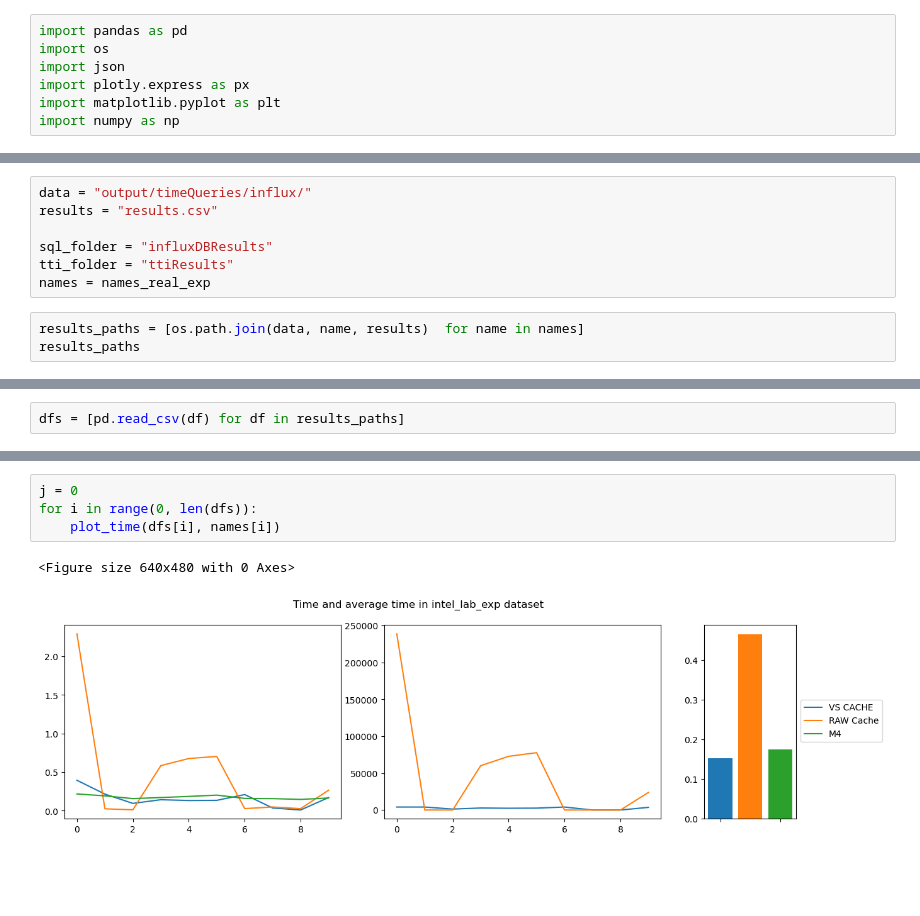
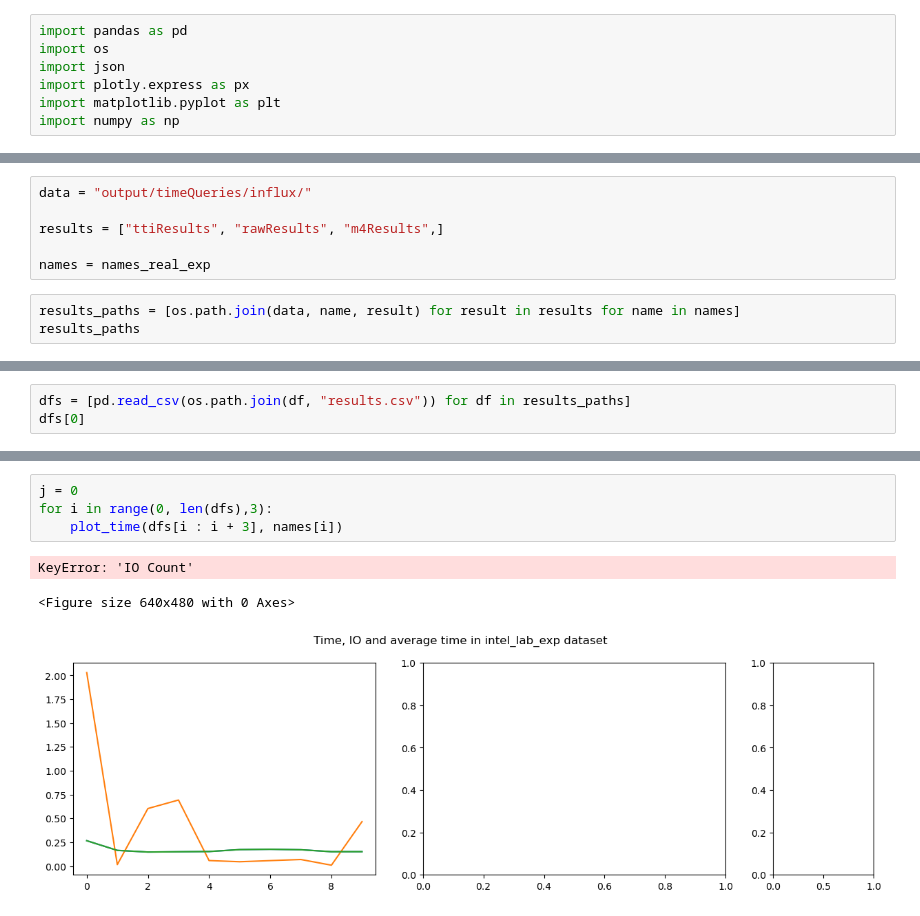
Before and after one commit to MORE-EU/more-vis-index, a Jupyter notebook: Influx Results.ipynb, the cells around one changed output, grey strips where cells are left out. Cells and saved outputs as stored; diff of their text form; blank space fills up the shorter version.

```diff
--- a/Influx Results.ipynb
+++ b/Influx Results.ipynb
@@ -17,11 +18,10 @@ height = 600
 # %%
 data = "output/timeQueries/influx/"
-results = "results.csv"
 
-sql_folder = "influxDBResults"
-tti_folder = "ttiResults"
+results = ["ttiResults", "rawResults", "m4Results",]
+
 names = names_real_exp
 # %%
-results_paths = [os.path.join(data, name, results)  for name in names]
+results_paths = [os.path.join(data, name, result) for result in results for name in names]
 results_paths
 # %% [output]
@@ -29,2 +31,3 @@ results_paths
 # %%
-dfs = [pd.read_csv(df) for df in results_paths]
+dfs = [pd.read_csv(os.path.join(df, "results.csv")) for df in results_paths]
+dfs[0]
@@ -107,10 +120,11 @@ def plot_time_per_operation(dfs, name):
     plt.show()
 # %%
 j = 0
-for i in range(0, len(dfs)):
-    plot_time(dfs[i], names[i])
+for i in range(0, len(dfs),3):
+    plot_time(dfs[i : i + 3], names[i])
 # %% [output]
-<Figure size 640x480 with 0 Axes>
+KeyError: 'IO Count'
+<Figure size 640x480 with 0 Axes>
-[figure, old version]
+[figure, new version]
 # %%
 j = 0
```
Also changed, not shown: parts of 9 cells of this notebook, 9 other files.
